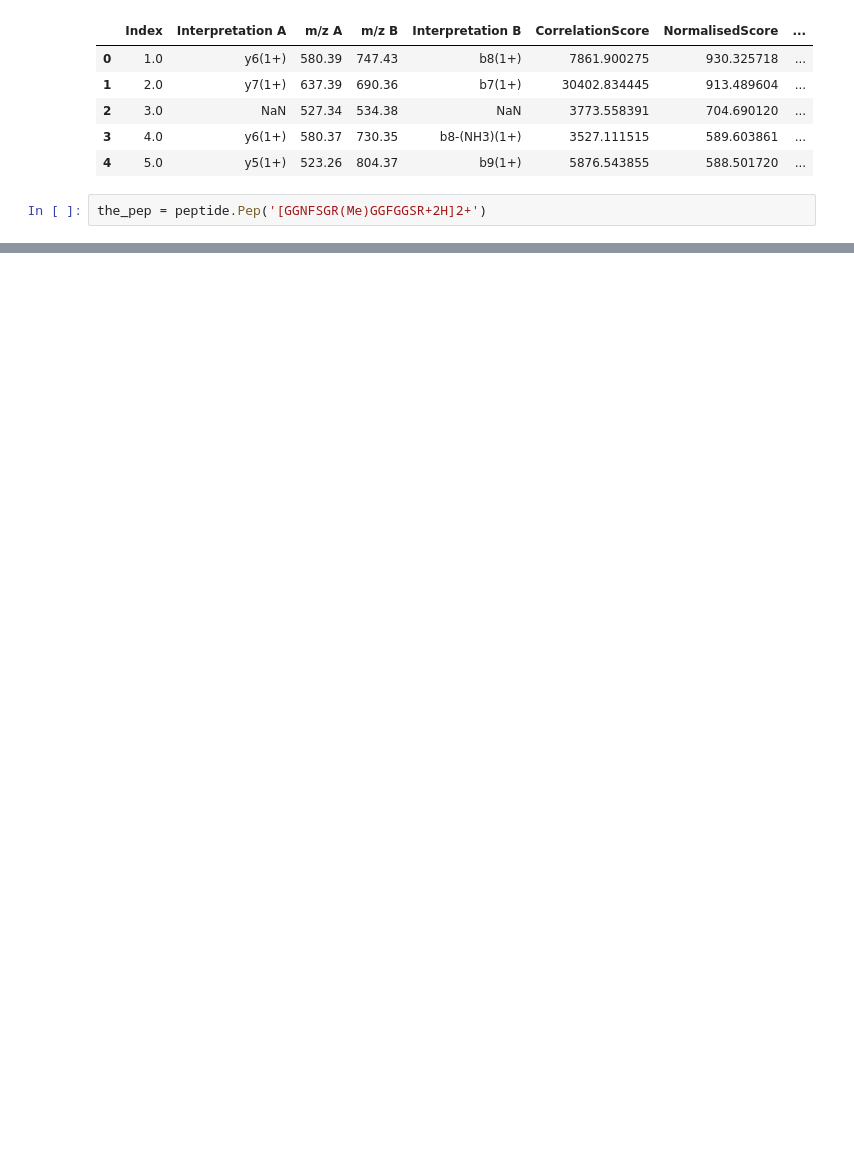
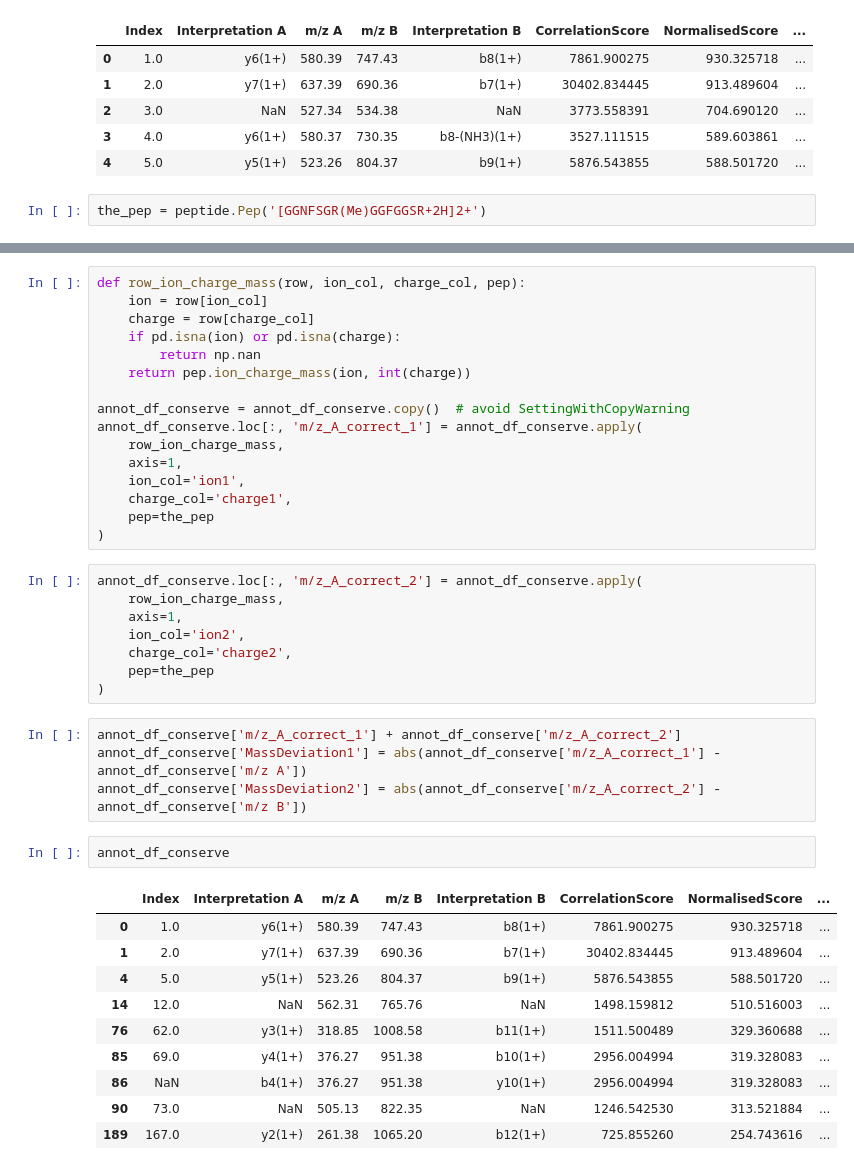
Before and after one commit to Kevinxsn/2D_spec_dict, a Jupyter notebook: notebook2.ipynb, the cells around one changed output, grey strips where cells are left out. Drawn from its saved outputs; the diff is of its cells as text; blank space fills up the shorter version.

```diff
--- a/notebook2.ipynb
+++ b/notebook2.ipynb
@@ -626,0 +660,41 @@ AttributeError: 'Pep' object has no attribute 'pep_mass'
+# %%
+def row_ion_charge_mass(row, ion_col, charge_col, pep):
+    ion = row[ion_col]
+    charge = row[charge_col]
+    if pd.isna(ion) or pd.isna(charge):
+        return np.nan
+    return pep.ion_charge_mass(ion, int(charge))
+
+annot_df_conserve = annot_df_conserve.copy()  # avoid SettingWithCopyWarning
+annot_df_conserve.loc[:, 'm/z_A_correct_1'] = annot_df_conserve.apply(
+    row_ion_charge_mass,
+    axis=1,
+    ion_col='ion1',
+    charge_col='charge1',
+    pep=the_pep
+)
+# %%
+annot_df_conserve.loc[:, 'm/z_A_correct_2'] = annot_df_conserve.apply(
+    row_ion_charge_mass,
+    axis=1,
+    ion_col='ion2',
+    charge_col='charge2',
+    pep=the_pep
+)
+# %%
+annot_df_conserve['m/z_A_correct_1'] + annot_df_conserve['m/z_A_correct_2']
+annot_df_conserve['MassDeviation1'] = abs(annot_df_conserve['m/z_A_correct_1'] - annot_df_conserve['m/z A'])
+annot_df_conserve['MassDeviation2'] = abs(annot_df_conserve['m/z_A_correct_2'] - annot_df_conserve['m/z B'])
+# %%
+annot_df_conserve
+# %% [output]
+|  | Index | Interpretation A | m/z A | m/z B | Interpretation B | CorrelationScore | NormalisedScore | ... |
+| 0 | 1.0 | y6(1+) | 580.39 | 747.43 | b8(1+) | 7861.900275 | 930.325718 | ... |
+| 1 | 2.0 | y7(1+) | 637.39 | 690.36 | b7(1+) | 30402.834445 | 913.489604 | ... |
+| 4 | 5.0 | y5(1+) | 523.26 | 804.37 | b9(1+) | 5876.543855 | 588.501720 | ... |
+| 14 | 12.0 | NaN | 562.31 | 765.76 | NaN | 1498.159812 | 510.516003 | ... |
+| 76 | 62.0 | y3(1+) | 318.85 | 1008.58 | b11(1+) | 1511.500489 | 329.360688 | ... |
+| 85 | 69.0 | y4(1+) | 376.27 | 951.38 | b10(1+) | 2956.004994 | 319.328083 | ... |
+| 86 | NaN | b4(1+) | 376.27 | 951.38 | y10(1+) | 2956.004994 | 319.328083 | ... |
+| 90 | 73.0 | NaN | 505.13 | 822.35 | NaN | 1246.542530 | 313.521884 | ... |
+| 189 | 167.0 | y2(1+) | 261.38 | 1065.20 | b12(1+) | 725.855260 | 254.743616 | ... |
```
Also changed, not shown: parts of 6 cells of this notebook, 3 other files.
